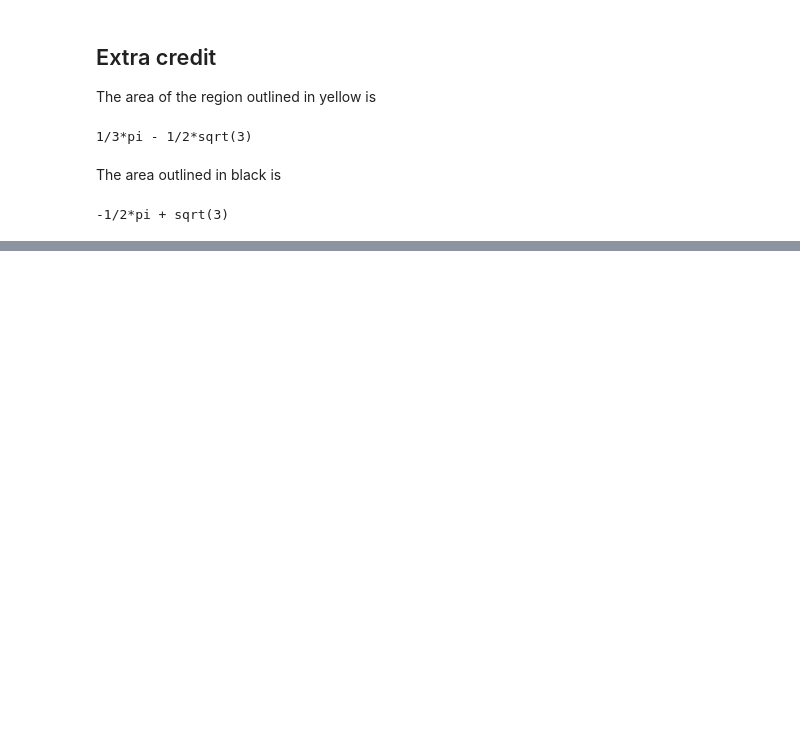
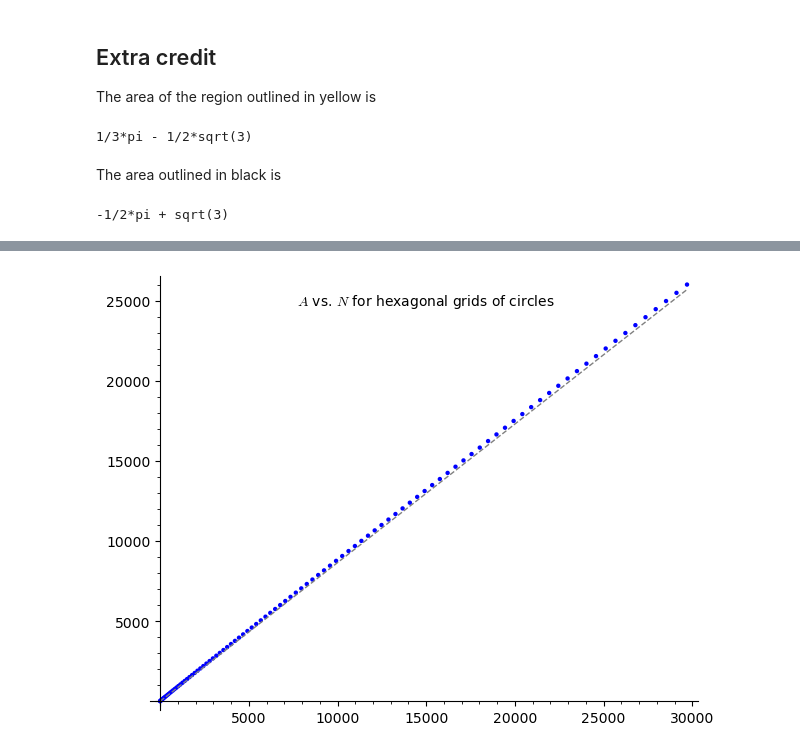
Before and after one commit to qpliu/sunday-puzzle, a Jupyter notebook: riddler/2025/20250606.ipynb, the cells around one changed output, grey strips where cells are left out. Drawn from its saved outputs; the diff is of its cells as text; code cells hidden in the pictures; blank space fills up the shorter version.

```diff
--- a/riddler/2025/20250606.ipynb
+++ b/riddler/2025/20250606.ipynb
@@ -81,0 +139,16 @@ show((N*Ay*6/4+N*Ab*6/3).simplify_full())
+# %%
+def areas():
+    radius = 0
+    area = pi
+    circles = 1
+    yield (circles,area)
+    while True:
+        radius += 1
+        area += 6*(Ag-Ar+(radius-1)*(2*Ar-Ay))
+        circles += 6*radius
+        yield (circles,area)
+# %%
+for (n,a) in areas():
+    show((n,a,numerical_approx(a*2/(sqrt(3)*n))))
+    if n > 250:
+        break
@@ -81,0 +166,7 @@ show((N*Ay*6/4+N*Ab*6/3).simplify_full())
+# %%
+(points([(n,a) for (i,(n,a)) in zip(range(100),areas())])
+ + plot(sqrt(3)*x/2, x, 0, 29701,linestyle='dashed',color='gray')
+ + text("$A$ vs. $N$ for hexagonal grids of circles",(15000,25000),color='black')
+)
+# %% [output]
+[figure, added]
```
Also changed, not shown: parts of 11 cells of this notebook.
